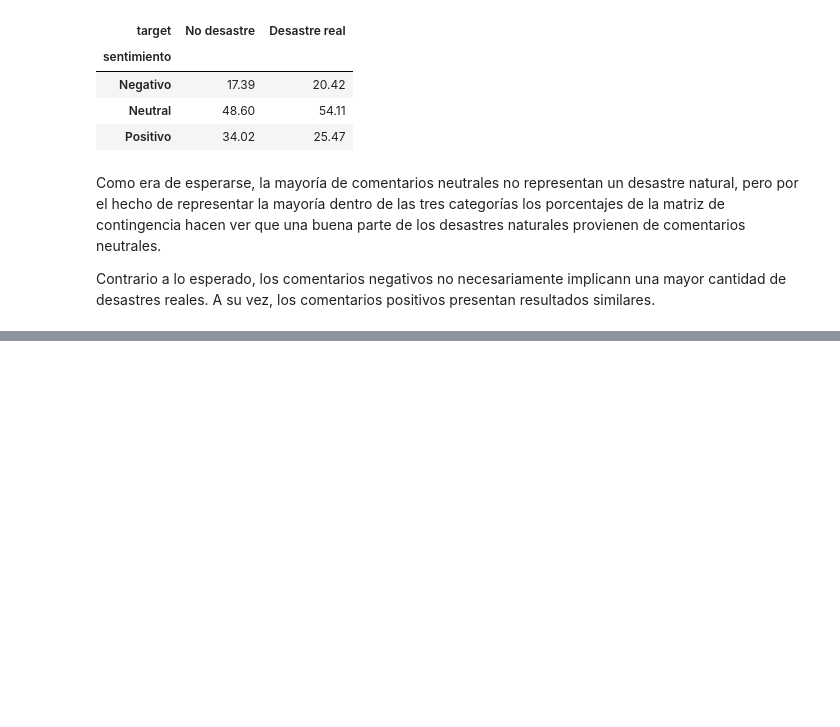
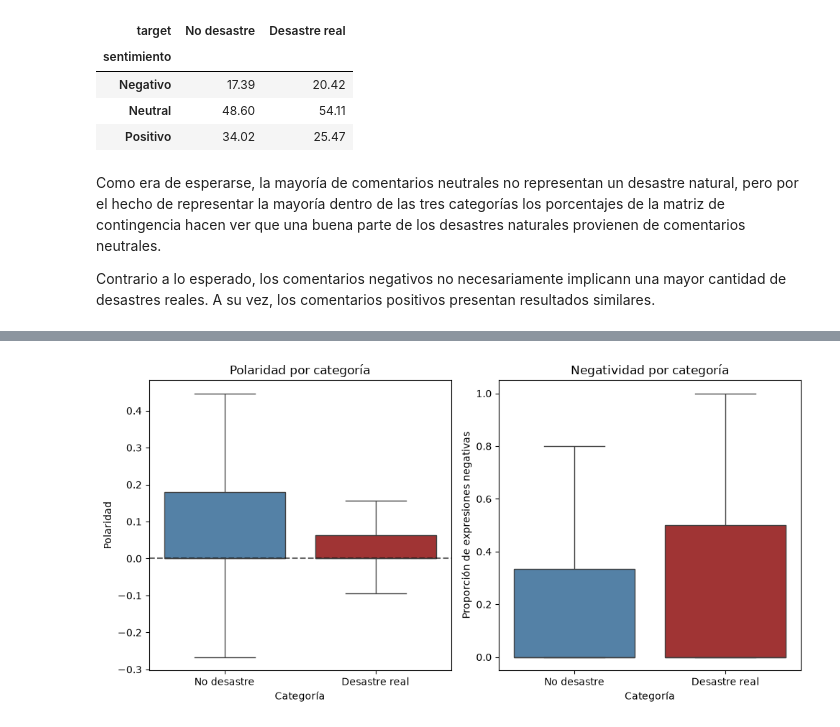
Before and after one commit to CindyGualim/Lab05-DataScience, a Jupyter notebook: Laboratorio_5_Mineria_Textos-checkpoint.ipynb, the cells around one changed output, grey strips where cells are left out. Drawn from its saved outputs; the diff is of its cells as text; code cells hidden in the pictures; blank space fills up the shorter version.

```diff
--- a/Laboratorio_5_Mineria_Textos-checkpoint.ipynb
+++ b/Laboratorio_5_Mineria_Textos-checkpoint.ipynb
@@ -1165,0 +1360,80 @@ Contrario a lo esperado, los comentarios negativos no necesariamente implicann u
+# %%
+# Crear copia únicamente para la visualización
+df_grafica = df.copy()
+
+df_grafica['categoria'] = (
+    df_grafica['target']
+    .astype(str)
+    .map({
+        '0': 'No desastre',
+        '1': 'Desastre real'
+    })
+)
+
+# Verificar que ambas categorías se convirtieron correctamente
+print(df_grafica['categoria'].value_counts(dropna=False))
+
+orden_categorias = [
+    'No desastre',
+    'Desastre real'
+]
+
+colores = {
+    'No desastre': 'steelblue',
+    'Desastre real': 'firebrick'
+}
+
+fig, axes = plt.subplots(
+    1,
+    2,
+    figsize=(10, 5)
+)
+
+# Gráfico de polaridad
+sns.boxplot(
+    data=df_grafica,
+    x='categoria',
+    y='polaridad',
+    order=orden_categorias,
+    hue='categoria',
+    hue_order=orden_categorias,
+    palette=colores,
+    legend=False,
+    showfliers=False,
+    ax=axes[0]
+)
+
+axes[0].axhline(
+    0,
+    color='black',
+    linestyle='--',
+    alpha=0.6
+)
+
+axes[0].set_title('Polaridad por categoría')
+axes[0].set_xlabel('Categoría')
+axes[0].set_ylabel('Polaridad')
+
+# Gráfico de negatividad
+sns.boxplot(
+    data=df_grafica,
+    x='categoria',
+    y='negatividad',
+    order=orden_categorias,
+    hue='categoria',
+    hue_order=orden_categorias,
+    palette=colores,
+    legend=False,
+    showfliers=False,
+    ax=axes[1]
+)
+
+axes[1].set_title('Negatividad por categoría')
+axes[1].set_xlabel('Categoría')
+axes[1].set_ylabel(
+    'Proporción de expresiones negativas'
+)
+
+plt.tight_layout()
+plt.show()
+# %% [output]
@@ -1165,0 +1444 @@ Contrario a lo esperado, los comentarios negativos no necesariamente implicann u
+[figure, added]
```
Also changed, not shown: parts of 26 cells of this notebook.
